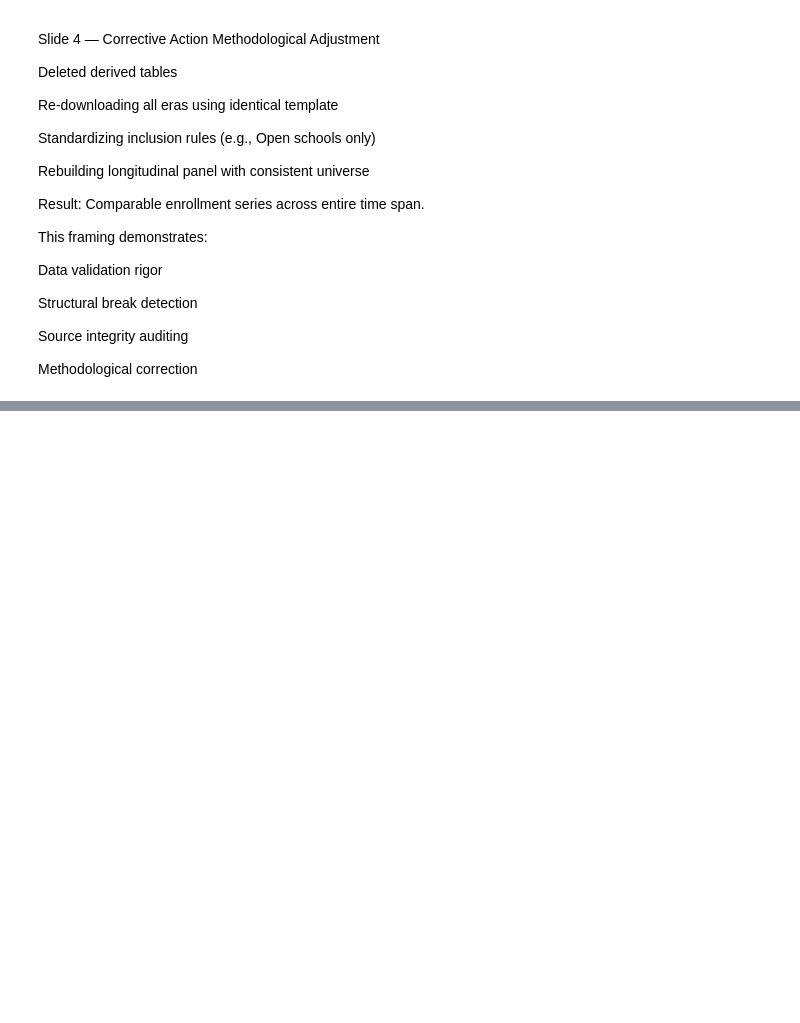
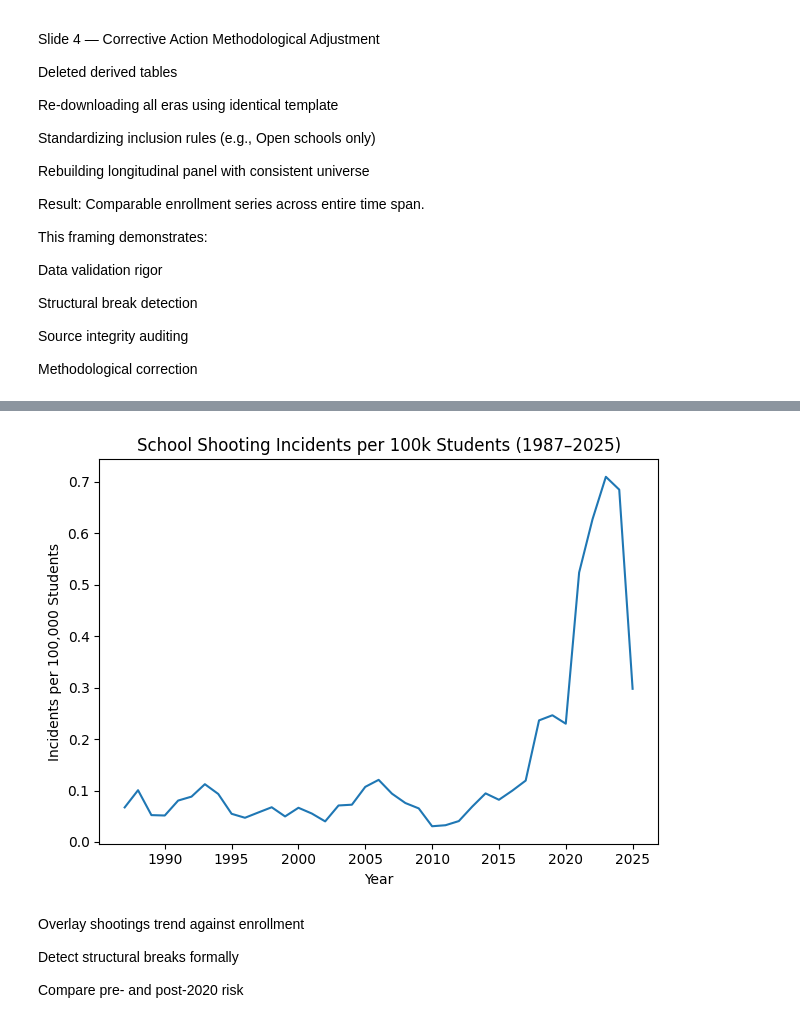
Before and after one commit to clarktommie/capstoneProject2026, a Jupyter notebook: notebooks/about_the_data.ipynb, the cells around one changed output, grey strips where cells are left out. Drawn from its saved outputs; the diff is of its cells as text; code cells hidden in the pictures; blank space fills up the shorter version.

```diff
--- a/notebooks/about_the_data.ipynb
+++ b/notebooks/about_the_data.ipynb
@@ -276,0 +325,14 @@ Methodological correction
+# %%
+response = (
+    supabase
+    .table("incident_rate_per_100k")
+    .select("*")
+    .order("year")
+    .execute()
+)
+
+import pandas as pd
+df = pd.DataFrame(response.data)
+
+print(df.head())
+print(df.tail())
@@ -276,0 +352,17 @@ Methodological correction
+# %%
+plt.figure()
+plt.plot(df["year"], df["incidents_per_100k_students"])
+plt.xlabel("Year")
+plt.ylabel("Incidents per 100,000 Students")
+plt.title("School Shooting Incidents per 100k Students (1987–2025)")
+plt.tight_layout()
+plt.show()
+# %% [output]
+[figure, added]
+# %% [markdown]
+
+Overlay shootings trend against enrollment
+
+Detect structural breaks formally
+
+Compare pre- and post-2020 risk
```
Also changed, not shown: parts of 6 cells of this notebook.
